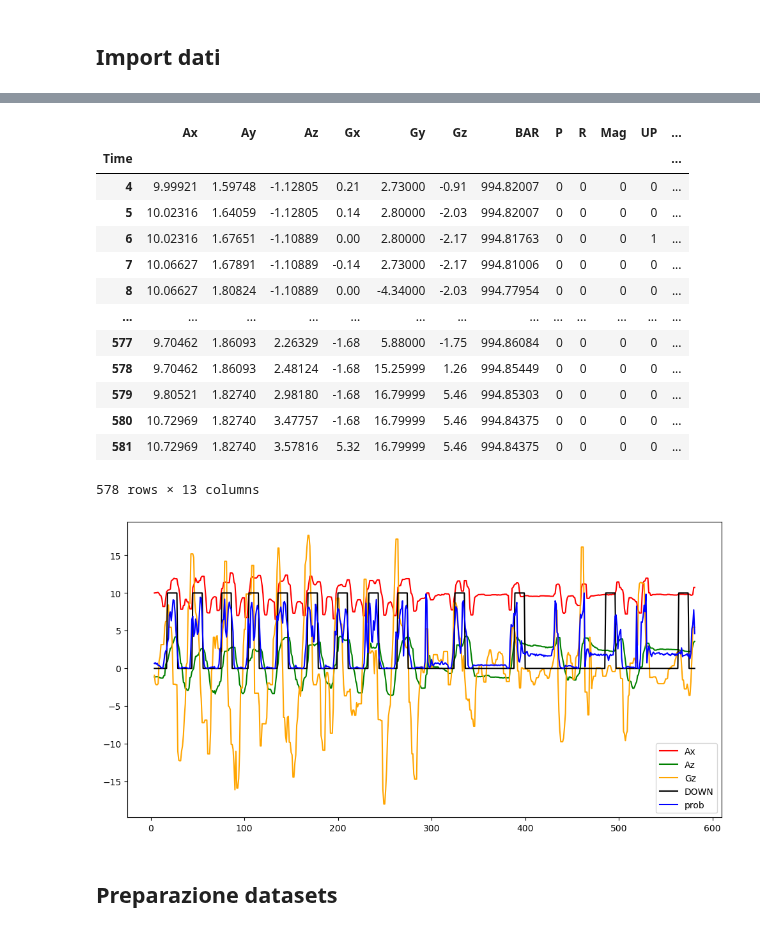
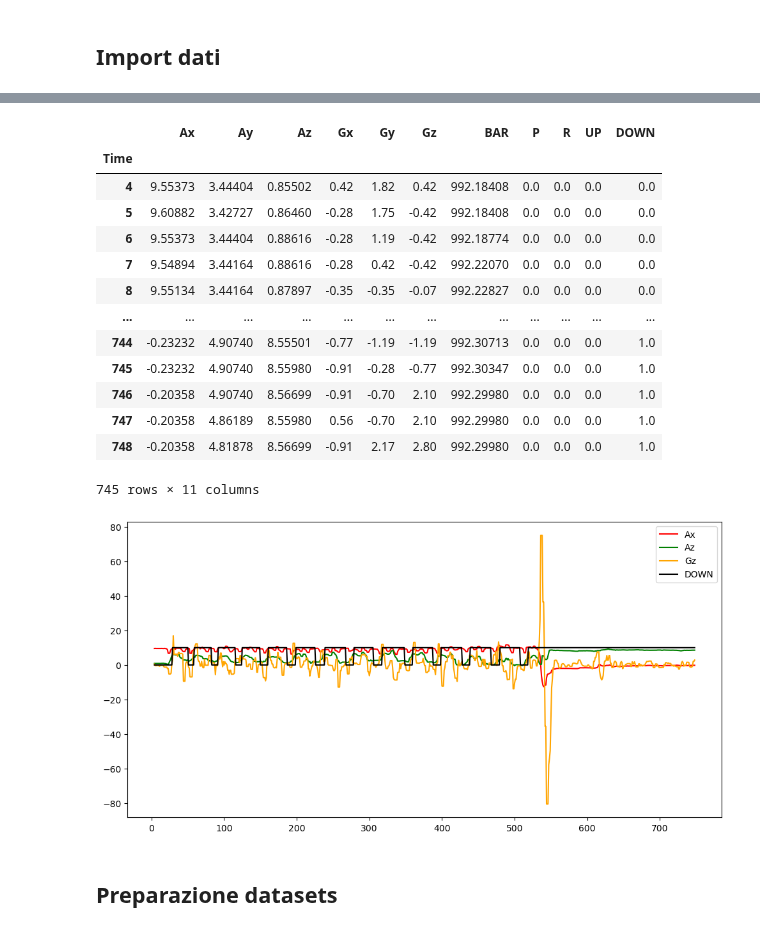
Before and after one commit to paoloartasensi/wow, a Jupyter notebook: squat_creazione_modelli.ipynb, the cells around one changed output, grey strips where cells are left out. Saved outputs shown, nothing was run; the diff lists cells and outputs as text; code cells hidden in the pictures.

```diff
--- a/squat_creazione_modelli.ipynb
+++ b/squat_creazione_modelli.ipynb
@@ -25,14 +25,15 @@ from sklearn import tree
 from matplotlib import pyplot as plt
 import seaborn as sns
 # %%
-max_lunghezza_albero = 100
-potatura = 0.001
+max_lunghezza_albero = 3
+potatura = 0.02
 
-shift = 6
+shift = 5
 rolling_p = 5
 # %% [markdown]
 ## Import dati
 # %%
-df_raw = pd.read_csv('/Users/lorenzobassetti/Dropbox/Quant/Python_DEV/artabax/Squatprob.csv' , sep=';' , decimal='.')
+df_raw = pd.read_csv('/Users/lorenzobassetti/Dropbox/Quant/Python_DEV/artabax/squat_1205_1.csv' , sep=';' , decimal='.')
 df_raw.set_index('Time', inplace=True)
+df_raw.drop(columns='prob', inplace=True)
 # df
@@ -63,32 +81,32 @@ df.dropna(inplace=True)
 # %%
 df
 # %% [output]
-|  | Ax | Ay | Az | Gx | Gy | Gz | BAR | P | R | Mag | UP | ... |
-| Time |  |  |  |  |  |  |  |  |  |  |  | ... |
-| 4 | 9.99921 | 1.59748 | -1.12805 | 0.21 | 2.73000 | -0.91 | 994.82007 | 0 | 0 | 0 | 0 | ... |
-| 5 | 10.02316 | 1.64059 | -1.12805 | 0.14 | 2.80000 | -2.03 | 994.82007 | 0 | 0 | 0 | 0 | ... |
-| 6 | 10.02316 | 1.67651 | -1.10889 | 0.00 | 2.80000 | -2.17 | 994.81763 | 0 | 0 | 0 | 1 | ... |
-| 7 | 10.06627 | 1.67891 | -1.10889 | -0.14 | 2.73000 | -2.17 | 994.81006 | 0 | 0 | 0 | 0 | ... |
-| 8 | 10.06627 | 1.80824 | -1.10889 | 0.00 | -4.34000 | -2.03 | 994.77954 | 0 | 0 | 0 | 0 | ... |
-| ... | ... | ... | ... | ... | ... | ... | ... | ... | ... | ... | ... | ... |
-| 577 | 9.70462 | 1.86093 | 2.26329 | -1.68 | 5.88000 | -1.75 | 994.86084 | 0 | 0 | 0 | 0 | ... |
-| 578 | 9.70462 | 1.86093 | 2.48124 | -1.68 | 15.25999 | 1.26 | 994.85449 | 0 | 0 | 0 | 0 | ... |
-| 579 | 9.80521 | 1.82740 | 2.98180 | -1.68 | 16.79999 | 5.46 | 994.85303 | 0 | 0 | 0 | 0 | ... |
-| 580 | 10.72969 | 1.82740 | 3.47757 | -1.68 | 16.79999 | 5.46 | 994.84375 | 0 | 0 | 0 | 0 | ... |
-| 581 | 10.72969 | 1.82740 | 3.57816 | 5.32 | 16.79999 | 5.46 | 994.84375 | 0 | 0 | 0 | 0 | ... |
+|  | Ax | Ay | Az | Gx | Gy | Gz | BAR | P | R | UP | DOWN |
+| Time |  |  |  |  |  |  |  |  |  |  |  |
+| 4 | 9.55373 | 3.44404 | 0.85502 | 0.42 | 1.82 | 0.42 | 992.18408 | 0.0 | 0.0 | 0.0 | 0.0 |
+| 5 | 9.60882 | 3.42727 | 0.86460 | -0.28 | 1.75 | -0.42 | 992.18408 | 0.0 | 0.0 | 0.0 | 0.0 |
+| 6 | 9.55373 | 3.44404 | 0.88616 | -0.28 | 1.19 | -0.42 | 992.18774 | 0.0 | 0.0 | 0.0 | 0.0 |
+| 7 | 9.54894 | 3.44164 | 0.88616 | -0.28 | 0.42 | -0.42 | 992.22070 | 0.0 | 0.0 | 0.0 | 0.0 |
+| 8 | 9.55134 | 3.44164 | 0.87897 | -0.35 | -0.35 | -0.07 | 992.22827 | 0.0 | 0.0 | 0.0 | 0.0 |
+| ... | ... | ... | ... | ... | ... | ... | ... | ... | ... | ... | ... |
+| 744 | -0.23232 | 4.90740 | 8.55501 | -0.77 | -1.19 | -1.19 | 992.30713 | 0.0 | 0.0 | 0.0 | 1.0 |
+| 745 | -0.23232 | 4.90740 | 8.55980 | -0.91 | -0.28 | -0.77 | 992.30347 | 0.0 | 0.0 | 0.0 | 1.0 |
+| 746 | -0.20358 | 4.90740 | 8.56699 | -0.91 | -0.70 | 2.10 | 992.29980 | 0.0 | 0.0 | 0.0 | 1.0 |
+| 747 | -0.20358 | 4.86189 | 8.55980 | 0.56 | -0.70 | 2.10 | 992.29980 | 0.0 | 0.0 | 0.0 | 1.0 |
+| 748 | -0.20358 | 4.81878 | 8.56699 | -0.91 | 2.17 | 2.80 | 992.29980 | 0.0 | 0.0 | 0.0 | 1.0 |
-578 rows × 13 columns
+745 rows × 11 columns
 # %%
 plt.figure(figsize=(12,6))
 plt.plot(df['Ax'], color='red', label='Ax')
 # plt.plot(df['Ay'], color='blue', label='Ay')
 plt.plot(df['Az'], color='green', label='Az')
 plt.plot(df['Gz'], color='orange', label='Gz')
 plt.plot(df['DOWN']*10, color='black', label='DOWN')
-plt.plot(df['prob']*10, color='blue', label='prob')
+# plt.plot(df['prob']*10, color='blue', label='prob')
 plt.legend()
 plt.show()
 # %% [output]
-[figure, old version]
+[figure, new version]
 # %% [markdown]
 ## Preparazione datasets
 # %%
```
Also changed, not shown: parts of 10 cells of this notebook.
